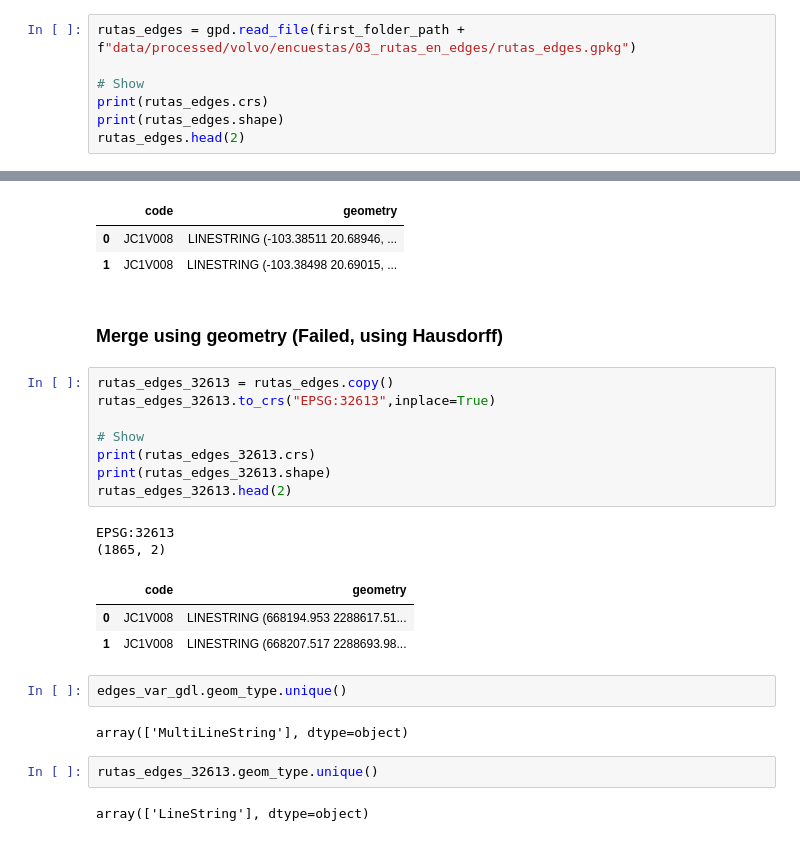
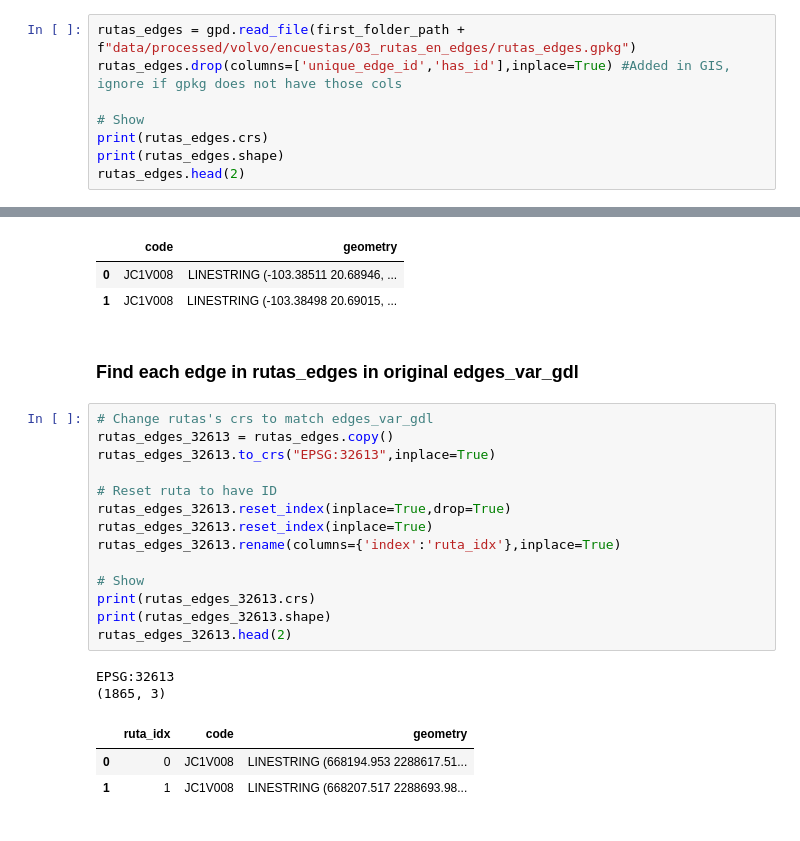
Before and after one commit to Observatorio-Ciudades/accesibilidad-urbana, a Jupyter notebook: notebooks/projects/volvo/13c_encuestas_merge_physical_variables.ipynb, the cells around one changed output, grey strips where cells are left out. Cells and saved outputs as stored; diff of their text form.

Commit message:
betas_v2 - encuestas merged with physical variables

```diff
--- a/notebooks/projects/volvo/13c_encuestas_merge_physical_variables.ipynb
+++ b/notebooks/projects/volvo/13c_encuestas_merge_physical_variables.ipynb
@@ -89,6 +93,7 @@ edges_var_gdl.to_file(first_folder_path + f"data/processed/volvo/edges_var_gdl/e
 ### __Load data__ - Routes with codes
 # %%
 rutas_edges = gpd.read_file(first_folder_path + f"data/processed/volvo/encuestas/03_rutas_en_edges/rutas_edges.gpkg")
+rutas_edges.drop(columns=['unique_edge_id','has_id'],inplace=True) #Added in GIS, ignore if gpkg does not have those cols
 
 # Show
 print(rutas_edges.crs)
@@ -101,26 +106,24 @@ EPSG:4326
 | 0 | JC1V008 | LINESTRING (-103.38511 20.68946, ... |
 | 1 | JC1V008 | LINESTRING (-103.38498 20.69015, ... |
 # %% [markdown]
-### Merge using geometry (Failed, using Hausdorff)
+### Find each edge in rutas_edges in original edges_var_gdl
 # %%
+# Change rutas's crs to match edges_var_gdl
 rutas_edges_32613 = rutas_edges.copy()
 rutas_edges_32613.to_crs("EPSG:32613",inplace=True)
+
+# Reset ruta to have ID
+rutas_edges_32613.reset_index(inplace=True,drop=True)
+rutas_edges_32613.reset_index(inplace=True)
+rutas_edges_32613.rename(columns={'index':'ruta_idx'},inplace=True)
 
 # Show
 print(rutas_edges_32613.crs)
 print(rutas_edges_32613.shape)
 rutas_edges_32613.head(2)
 # %% [output]
 EPSG:32613
-(1865, 2)
+(1865, 3)
-|  | code | geometry |
-| 0 | JC1V008 | LINESTRING (668194.953 2288617.51... |
-| 1 | JC1V008 | LINESTRING (668207.517 2288693.98... |
+|  | ruta_idx | code | geometry |
+| 0 | 0 | JC1V008 | LINESTRING (668194.953 2288617.51... |
+| 1 | 1 | JC1V008 | LINESTRING (668207.517 2288693.98... |
-# %%
-edges_var_gdl.geom_type.unique()
-# %% [output]
-array(['MultiLineString'], dtype=object)
-# %%
-rutas_edges_32613.geom_type.unique()
-# %% [output]
-array(['LineString'], dtype=object)
```
Also changed, not shown: parts of 23 cells of this notebook.
